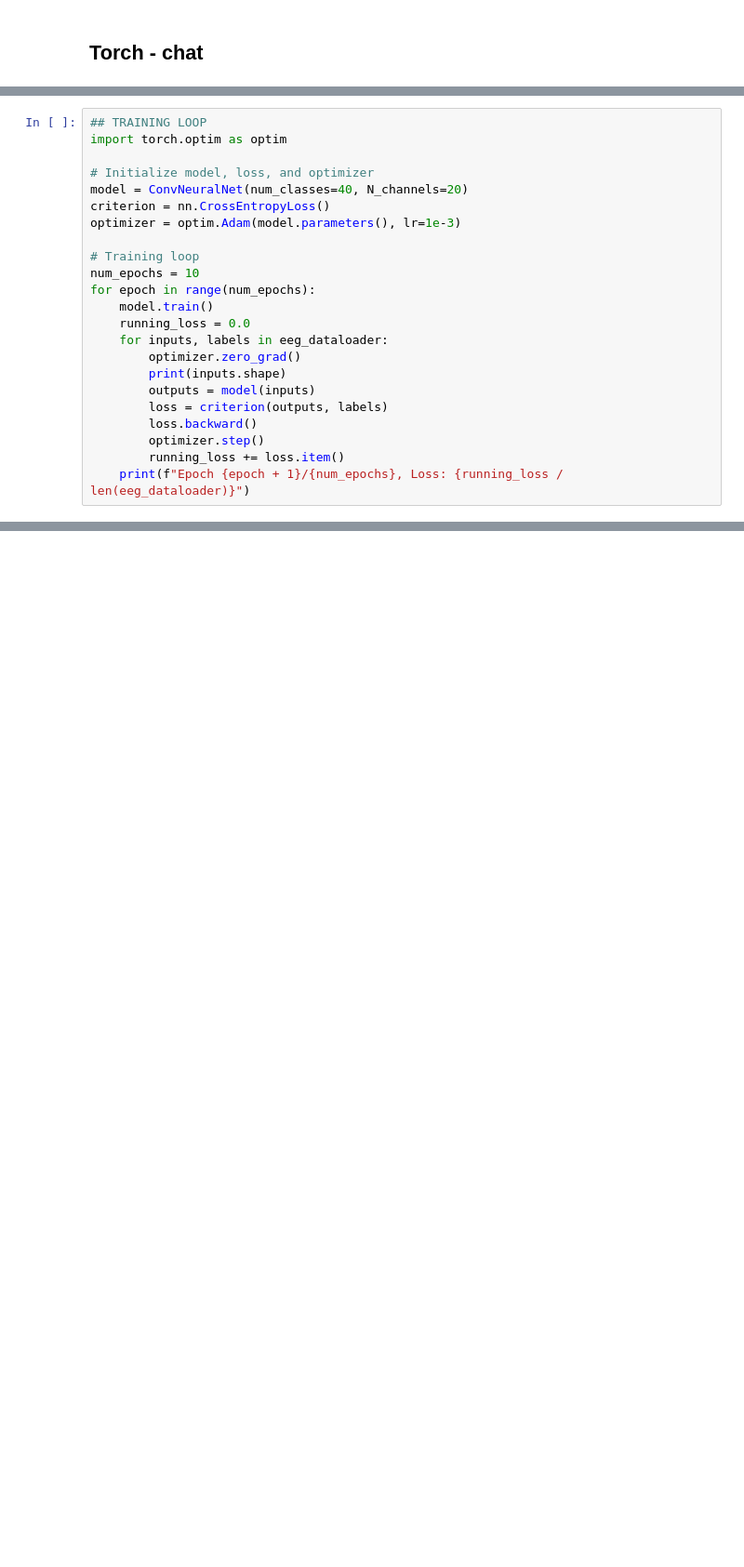
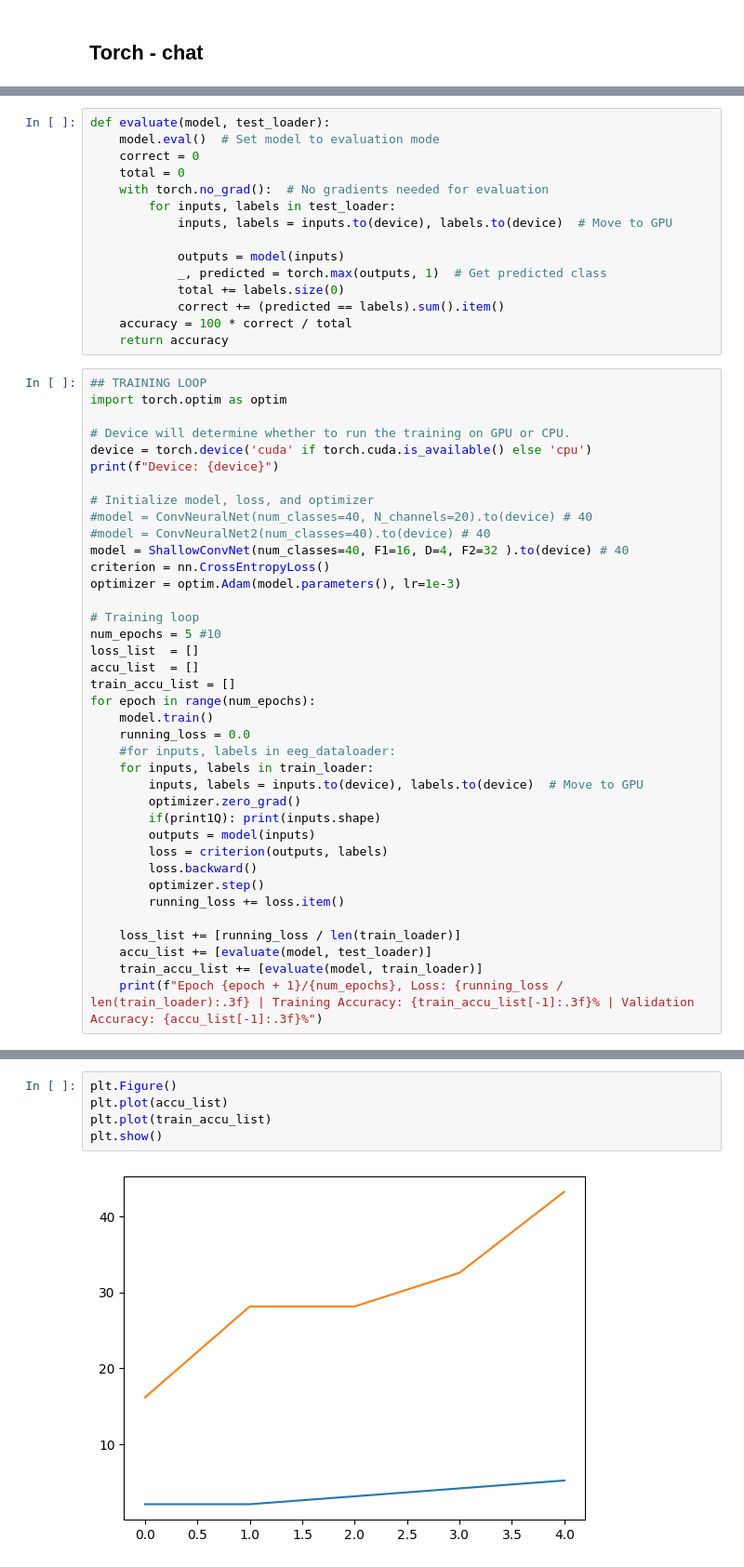
Before and after one commit to pplvieira/BCI-project, a Jupyter notebook: VisualizationPedro.ipynb, the cells around one changed output, grey strips where cells are left out. Shown at 93% size. Drawn from its saved outputs; the diff is of its cells as text; blank space fills up the shorter version.

```diff
--- a/VisualizationPedro.ipynb
+++ b/VisualizationPedro.ipynb
@@ -278,24 +525,54 @@ eeg_dataloader = DataLoader(eeg_dataset, batch_size=6, shuffle=True)
+# %%
+def evaluate(model, test_loader):
+    model.eval()  # Set model to evaluation mode
+    correct = 0
+    total = 0
+    with torch.no_grad():  # No gradients needed for evaluation
+        for inputs, labels in test_loader:
+            inputs, labels = inputs.to(device), labels.to(device)  # Move to GPU
+
+            outputs = model(inputs)
+            _, predicted = torch.max(outputs, 1)  # Get predicted class
+            total += labels.size(0)
+            correct += (predicted == labels).sum().item()
+    accuracy = 100 * correct / total
+    return accuracy
 # %%
 ## TRAINING LOOP
 import torch.optim as optim
 
+# Device will determine whether to run the training on GPU or CPU.
+device = torch.device('cuda' if torch.cuda.is_available() else 'cpu')
+print(f"Device: {device}")
+
 # Initialize model, loss, and optimizer
-model = ConvNeuralNet(num_classes=40, N_channels=20)
+#model = ConvNeuralNet(num_classes=40, N_channels=20).to(device) # 40
+#model = ConvNeuralNet2(num_classes=40).to(device) # 40
+model = ShallowConvNet(num_classes=40, F1=16, D=4, F2=32 ).to(device) # 40
 criterion = nn.CrossEntropyLoss()
 optimizer = optim.Adam(model.parameters(), lr=1e-3)
 
 # Training loop
-num_epochs = 10
+num_epochs = 5 #10
+loss_list  = []
+accu_list  = []
+train_accu_list = []
 for epoch in range(num_epochs):
     model.train()
     running_loss = 0.0
-    for inputs, labels in eeg_dataloader:
+    #for inputs, labels in eeg_dataloader:
+    for inputs, labels in train_loader:
+        inputs, labels = inputs.to(device), labels.to(device)  # Move to GPU
         optimizer.zero_grad()
-        print(inputs.shape)
+        if(print1Q): print(inputs.shape)
         outputs = model(inputs)
         loss = criterion(outputs, labels)
         loss.backward()
         optimizer.step()
         running_loss += loss.item()
-    print(f"Epoch {epoch + 1}/{num_epochs}, Loss: {running_loss / len(eeg_dataloader)}")
+
+    loss_list += [running_loss / len(train_loader)]
+    accu_list += [evaluate(model, test_loader)]
+    train_accu_list += [evaluate(model, train_loader)]
+    print(f"Epoch {epoch + 1}/{num_epochs}, Loss: {running_loss / len(train_loader):.3f} | Training Accuracy: {train_accu_list[-1]:.3f}% | Validation Accuracy: {accu_list[-1]:.3f}%")
 # %% [output]
@@ -307,0 +585,7 @@ RuntimeError: mat1 and mat2 shapes cannot be multiplied (6x1200 and 60x80)
+# %%
+plt.Figure()
+plt.plot(accu_list)
+plt.plot(train_accu_list)
+plt.show()
+# %% [output]
+[figure, added]
```
Also changed, not shown: parts of 21 cells of this notebook.
